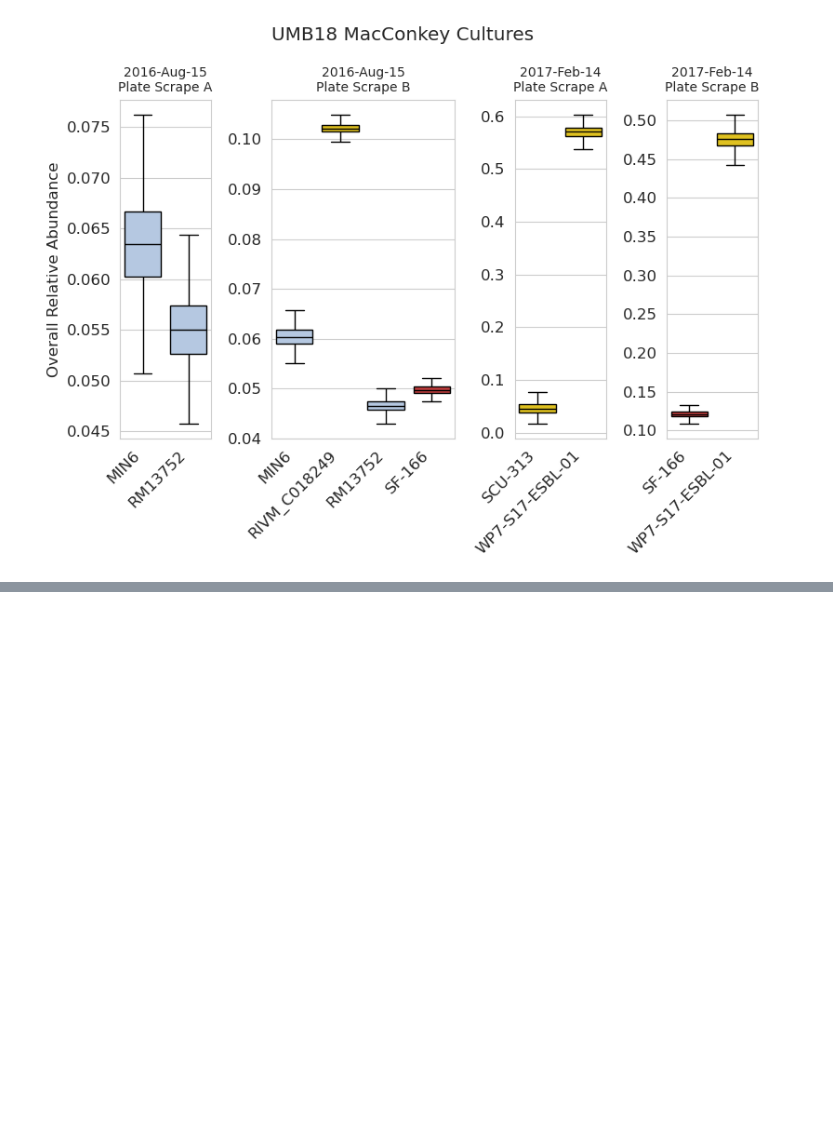
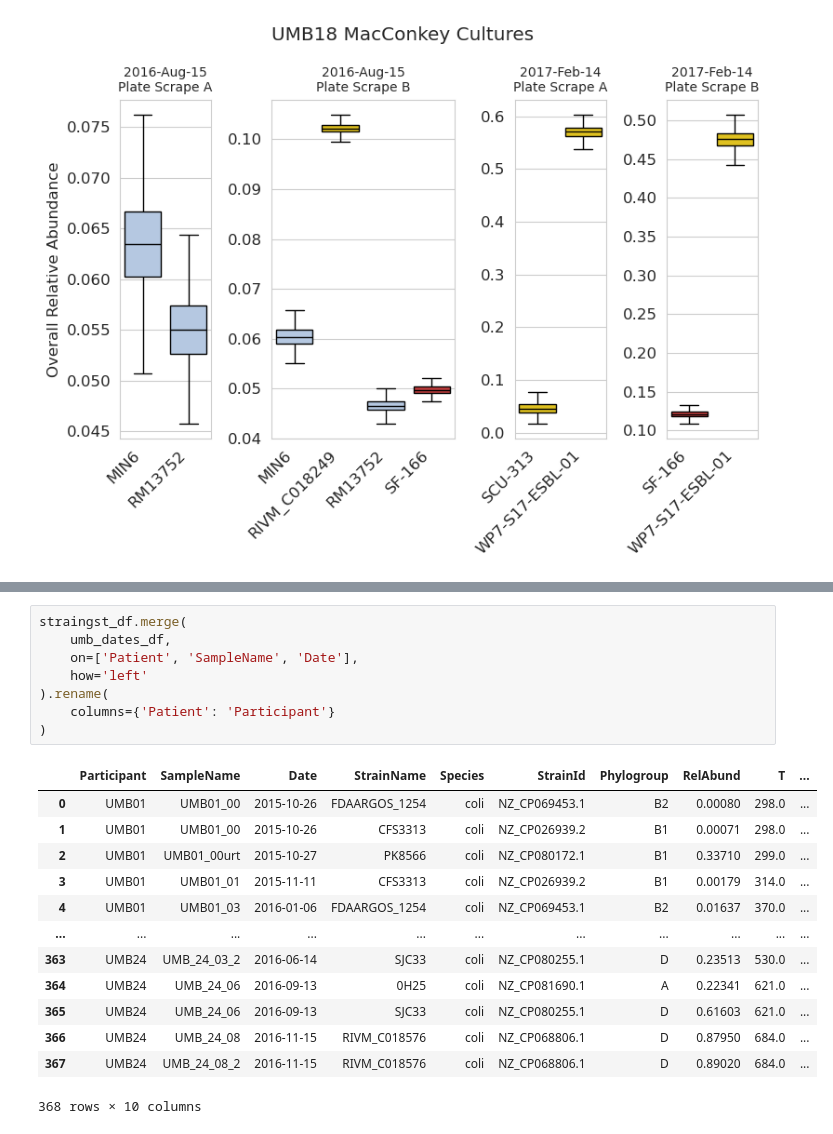
Before and after one commit to gibsonlab/chronostrain, a Jupyter notebook: examples/umb/notebooks/timeseries_plots.ipynb, the cells around one changed output, grey strips where cells are left out. Saved outputs shown, nothing was run; the diff lists cells and outputs as text; blank space fills up the shorter version.

```diff
--- a/examples/umb/notebooks/timeseries_plots.ipynb
+++ b/examples/umb/notebooks/timeseries_plots.ipynb
@@ -1198,0 +1295,22 @@ plt.savefig("plots/UMB18_macconkey_abundances.pdf")
+# %%
+straingst_df.merge(
+    umb_dates_df,
+    on=['Patient', 'SampleName', 'Date'],
+    how='left'
+).rename(
+    columns={'Patient': 'Participant'}
+)
+# %% [output]
+|  | Participant | SampleName | Date | StrainName | Species | StrainId | Phylogroup | RelAbund | T | ... |
+| 0 | UMB01 | UMB01_00 | 2015-10-26 | FDAARGOS_1254 | coli | NZ_CP069453.1 | B2 | 0.00080 | 298.0 | ... |
+| 1 | UMB01 | UMB01_00 | 2015-10-26 | CFS3313 | coli | NZ_CP026939.2 | B1 | 0.00071 | 298.0 | ... |
+| 2 | UMB01 | UMB01_00urt | 2015-10-27 | PK8566 | coli | NZ_CP080172.1 | B1 | 0.33710 | 299.0 | ... |
+| 3 | UMB01 | UMB01_01 | 2015-11-11 | CFS3313 | coli | NZ_CP026939.2 | B1 | 0.00179 | 314.0 | ... |
+| 4 | UMB01 | UMB01_03 | 2016-01-06 | FDAARGOS_1254 | coli | NZ_CP069453.1 | B2 | 0.01637 | 370.0 | ... |
+| ... | ... | ... | ... | ... | ... | ... | ... | ... | ... | ... |
+| 363 | UMB24 | UMB_24_03_2 | 2016-06-14 | SJC33 | coli | NZ_CP080255.1 | D | 0.23513 | 530.0 | ... |
+| 364 | UMB24 | UMB_24_06 | 2016-09-13 | 0H25 | coli | NZ_CP081690.1 | A | 0.22341 | 621.0 | ... |
+| 365 | UMB24 | UMB_24_06 | 2016-09-13 | SJC33 | coli | NZ_CP080255.1 | D | 0.61603 | 621.0 | ... |
+| 366 | UMB24 | UMB_24_08 | 2016-11-15 | RIVM_C018576 | coli | NZ_CP068806.1 | D | 0.87950 | 684.0 | ... |
+| 367 | UMB24 | UMB_24_08_2 | 2016-11-15 | RIVM_C018576 | coli | NZ_CP068806.1 | D | 0.89020 | 684.0 | ... |
+368 rows × 10 columns
```
Also changed, not shown: parts of 12 cells of this notebook, 7 other files.
